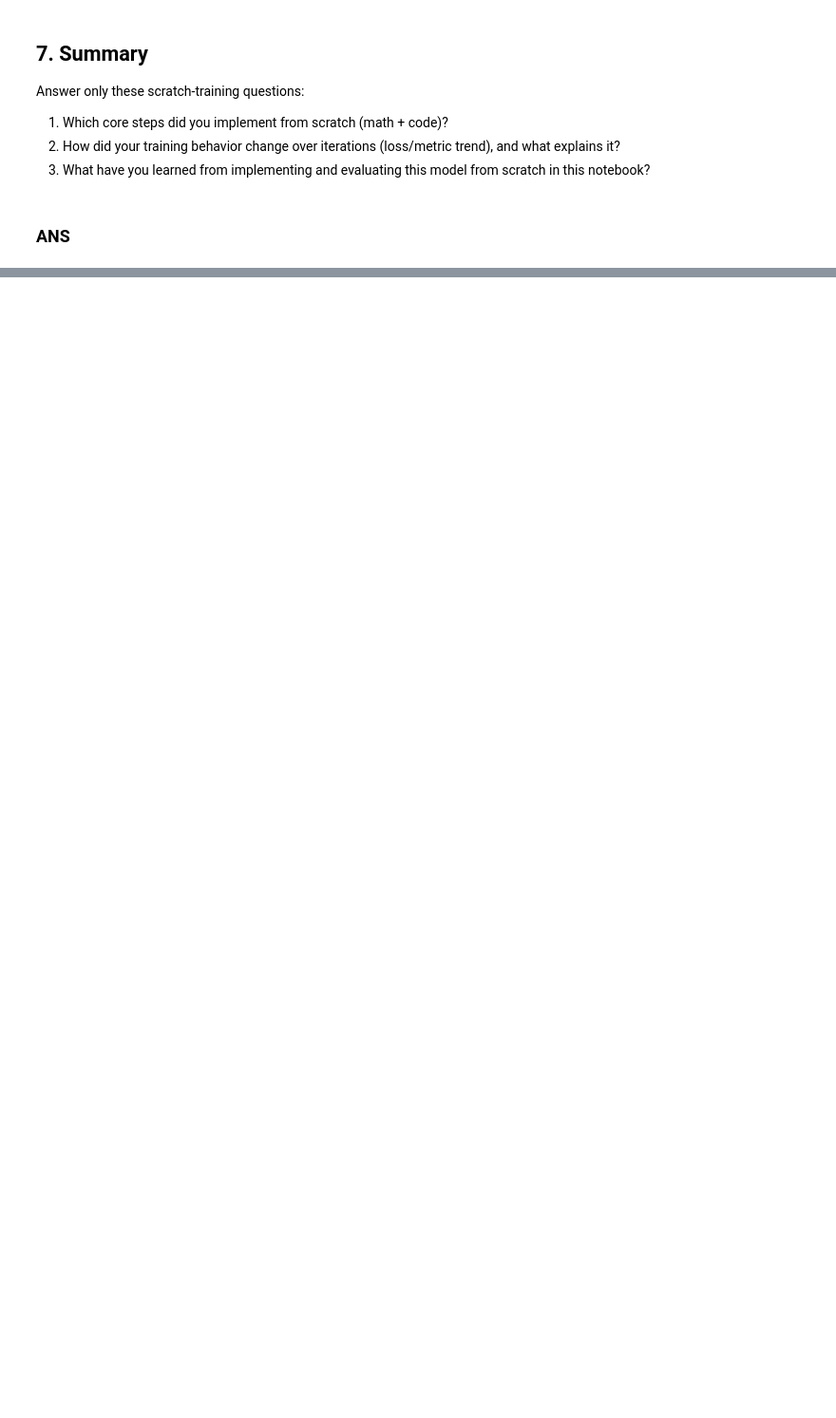
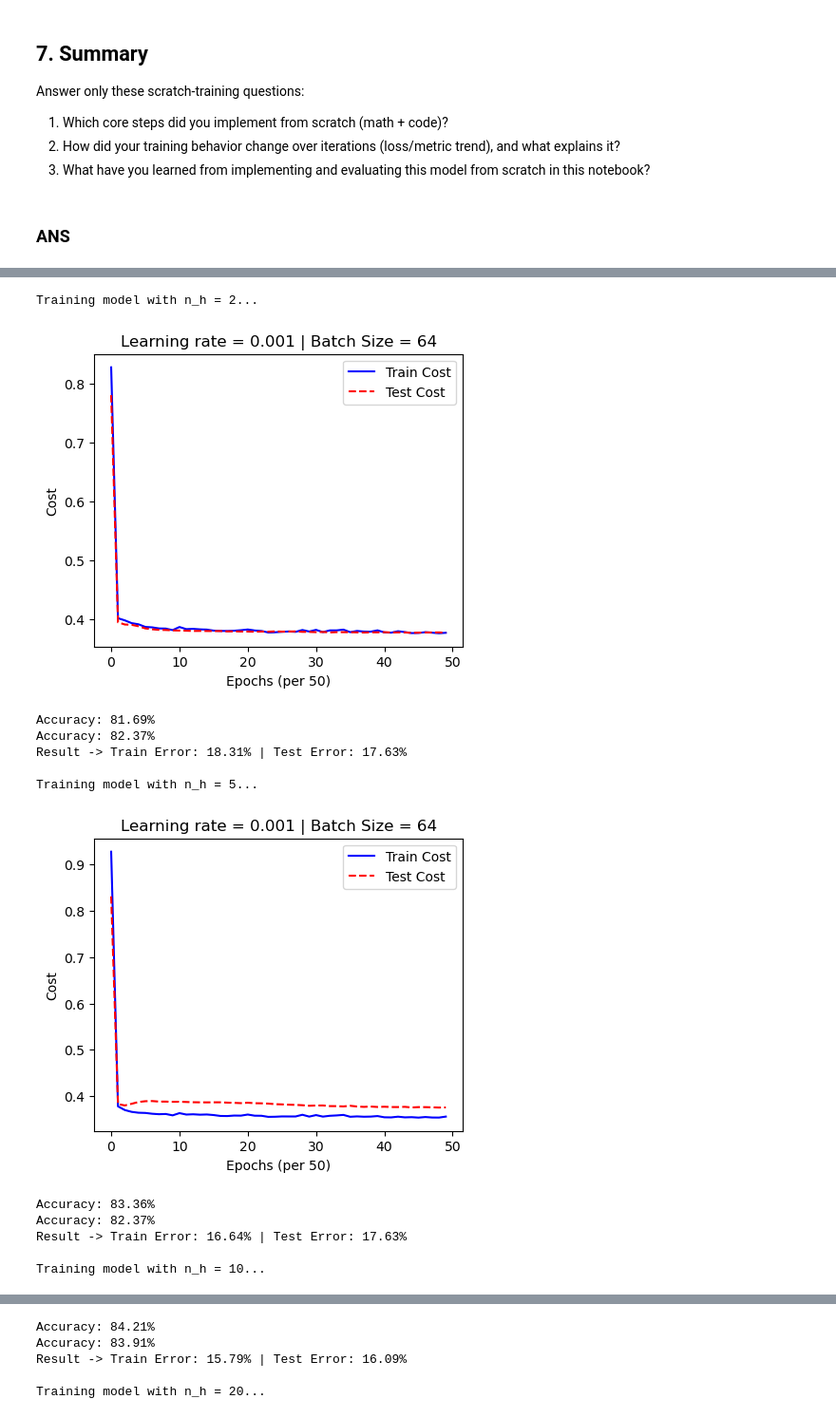
Before and after one commit to iiitl/Neural-Networks, a Jupyter notebook: scratch/training.ipynb, the cells around one changed output, grey strips where cells are left out. Shown at 95% size. Saved outputs shown, nothing was run; the diff lists cells and outputs as text; code cells hidden in the pictures; blank space fills up the shorter version.

```diff
--- a/scratch/training.ipynb
+++ b/scratch/training.ipynb
@@ -422,0 +528,65 @@ Answer only these scratch-training questions:
+# %%
+# 1. Define a range of model capacities (hidden layer sizes)
+# We move from highly under-parameterized to massively over-parameterized
+hidden_sizes = [2, 5, 10, 20, 40, 80, 150, 300, 500, 1000, 1500, 2000, 2500, 3000, 3500, 4000, 4500, 5000, 5500, 6000, 6500]
+
+train_errors = []
+test_errors = []
+
+for n_h in hidden_sizes:
+    print(f"Training model with n_h = {n_h}...")
+
+    # 2. Train the model
+    params = model(
+        X_train=X_train_np,
+        Y_train=Y_train_2D,
+        X_test=X_test_np,
+        Y_test=Y_test_2D,
+        layers_dims=(n_x, n_h, n_y),
+        learning_rate=0.001,
+        num_epochs=2500,
+        mini_batch_size=64,
+        print_cost=False
+    )
+
+    # 3. Get predictions
+    train_preds = predict(X_train_np, Y_train_2D, params)
+    test_preds = predict(X_test_np, Y_test_2D, params)
+
+    # 4. Calculate ERROR (100% - Accuracy%)
+    train_err = 100 - (np.mean(train_preds == Y_train_2D) * 100)
+    test_err = 100 - (np.mean(test_preds == Y_test_2D) * 100)
+
+    train_errors.append(train_err)
+    test_errors.append(test_err)
+
+    print(f"Result -> Train Error: {train_err:.2f}% | Test Error: {test_err:.2f}%\n")
+
+
+# 5. Plot the Double Descent Curve!
+plt.figure(figsize=(10, 6))
+plt.plot(hidden_sizes, train_errors, label='Train Error', color='blue', marker='o', linewidth=2)
+plt.plot(hidden_sizes, test_errors, label='Test Error', color='red', marker='s', linewidth=2)
+
+# Use a log scale for the X-axis because we jump from 2 to 6500
+plt.xscale('log')
+plt.xlabel('Model Capacity (Hidden Layer Size n_h)')
+plt.ylabel('Classification Error (%)')
+plt.title('Observing the Double Descent Phenomenon')
+plt.legend()
+plt.grid(True, linestyle='--', alpha=0.7)
+plt.show()
+# %% [output]
+Training model with n_h = 2...
+[figure, added]
+Accuracy: 81.69%
+Accuracy: 82.37%
+Result -> Train Error: 18.31% | Test Error: 17.63%
+
+Training model with n_h = 5...
+[figure, added]
+Accuracy: 83.36%
+Accuracy: 82.37%
+Result -> Train Error: 16.64% | Test Error: 17.63%
+
+Training model with n_h = 10...
@@ -422,0 +594,5 @@ Answer only these scratch-training questions:
+Accuracy: 84.21%
+Accuracy: 83.91%
+Result -> Train Error: 15.79% | Test Error: 16.09%
+
+Training model with n_h = 20...
```
Also changed, not shown: parts of 20 cells of this notebook.
